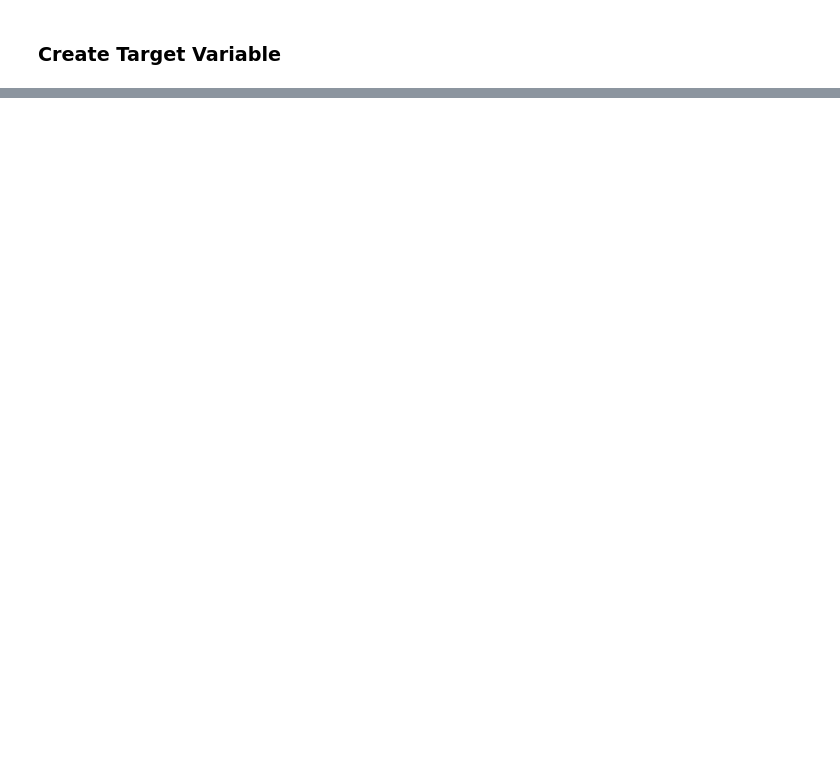
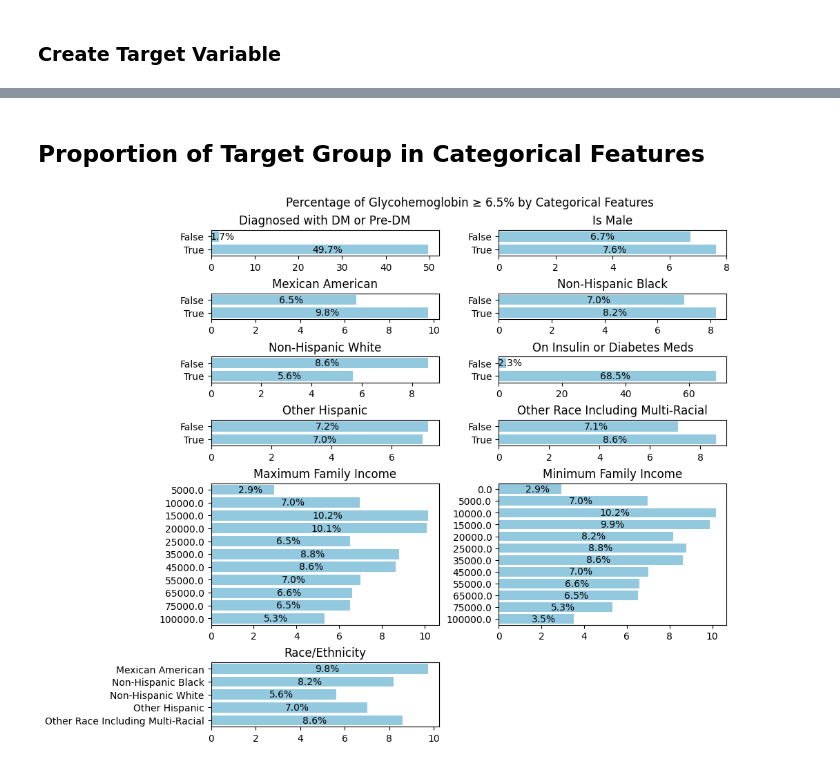
Before and after one commit to hl-n/diabetes-prediction-NHANES, a Jupyter notebook: notebooks/EDA.ipynb, the cells around one changed output, grey strips where cells are left out. Cells and saved outputs as stored; diff of their text form; code cells hidden in the pictures; blank space fills up the shorter version.

```diff
--- a/notebooks/EDA.ipynb
+++ b/notebooks/EDA.ipynb
@@ -543,0 +653,6 @@ processed_df
+# %% [markdown]
+## Proportion of Target Group in Categorical Features
+# %%
+plot_ratio_target_in_categorical_features(processed_df, config)
+# %% [output]
+[figure, added]
```
Also changed, not shown: parts of 35 cells of this notebook, 6 other files.
